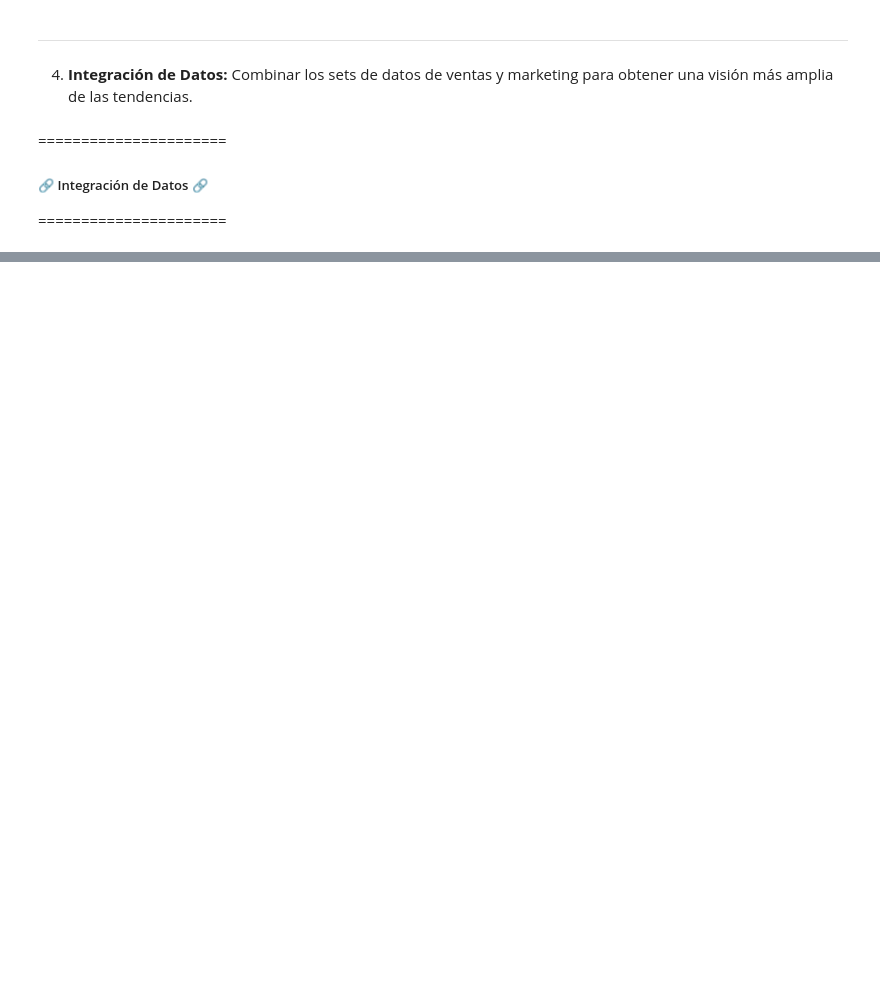
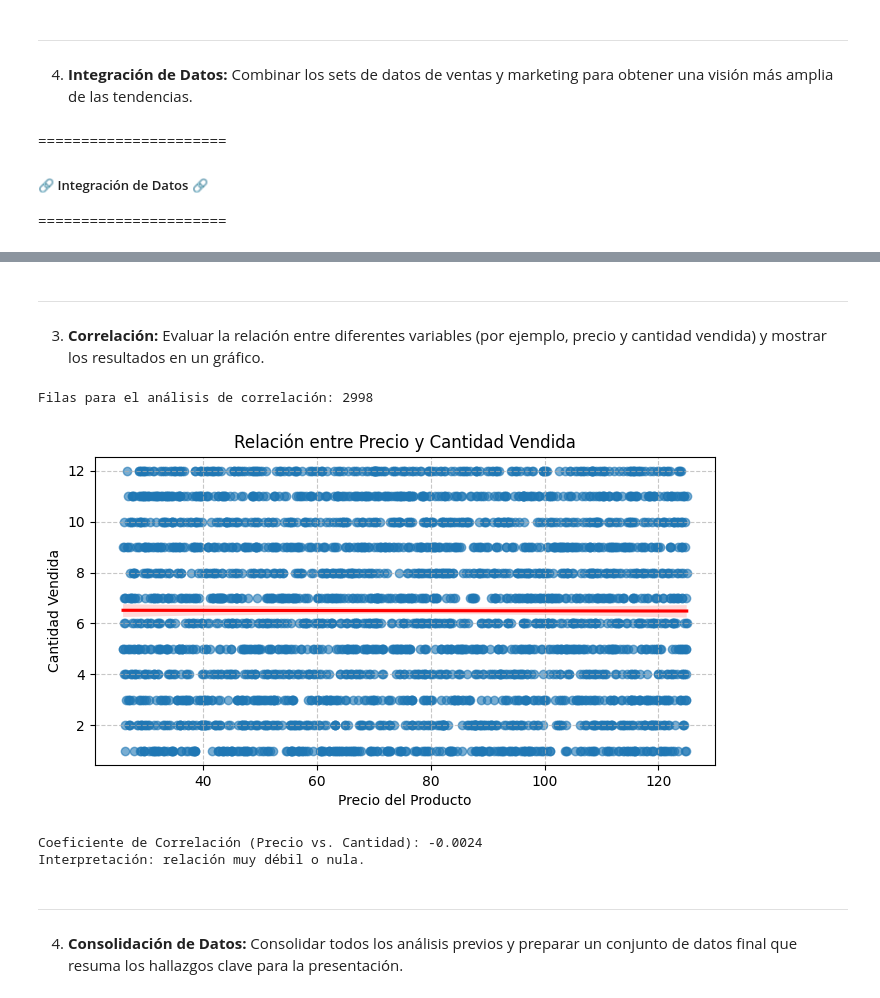
Before and after one commit to aerdna2702/Entrega_final_CASSINA_andrea_25262_data_analytics-Public, a Jupyter notebook: entrega_final_CASSINA_Andrea_25262_data_analytics.ipynb, the cells around one changed output, grey strips where cells are left out. Saved outputs shown, nothing was run; the diff lists cells and outputs as text; code cells hidden in the pictures; blank space fills up the shorter version.

```diff
--- a/entrega_final_CASSINA_Andrea_25262_data_analytics.ipynb
+++ b/entrega_final_CASSINA_Andrea_25262_data_analytics.ipynb
@@ -884,0 +1020,74 @@ KeyError: Index(['id_cliente'], dtype='object')
+# %% [markdown]
+-----------------
+3. **Correlación:** Evaluar la relación entre diferentes variables (por ejemplo, precio y cantidad vendida) y mostrar los resultados en un gráfico.
+# %%
+# Seleccionar columnas "precio", "cantidad"
+
+df_correlacion = df_ventas_limpio[['precio', 'cantidad']].copy()
+
+
+# Eliminar filas con valores nulos para el cálculo
+
+df_correlacion = df_correlacion.dropna()
+
+
+# Convertir 'cantidad' a tipo numérico estándar (float) si es necesario para el cálculo
+
+df_correlacion['cantidad'] = df_correlacion['cantidad'].astype(float)
+
+# Mostrar cantidad de filas para el análisis de correlación.
+
+print("Filas para el análisis de correlación:", len(df_correlacion))
+# %% [output]
+Filas para el análisis de correlación: 2998
+# %%
+# Crear gráfico de dispersión con línea de regresión
+
+plt.figure(figsize = (8, 4))
+sns.regplot(
+    x = 'precio',
+    y = 'cantidad',
+    data = df_correlacion,
+    scatter_kws = {'alpha': 0.6},
+    line_kws = {'color': 'red'}
+)
+
+plt.title('Relación entre Precio y Cantidad Vendida')
+plt.xlabel('Precio del Producto')
+plt.ylabel('Cantidad Vendida')
+plt.grid(True, linestyle = '--', alpha = 0.7)
+plt.show()
+# %% [output]
+[figure, added]
+# %%
+# Calcular la matriz de correlación
+
+matriz_correlacion = df_correlacion.corr()
+
+
+# Extraer el valor específico entre 'precio' y 'cantidad'
+
+correlacion_precio_cantidad = matriz_correlacion.loc['precio', 'cantidad']
+
+
+# Imprimir el resultado
+
+print(f"Coeficiente de Correlación (Precio vs. Cantidad): {correlacion_precio_cantidad:.4f}")
+
+
+if correlacion_precio_cantidad > 0.8:
+    print("Interpretación: relación positiva clara (a mayor precio_promedio, suelen venderse más unidades).")
+elif correlacion_precio_cantidad > 0.2:
+    print("Interpretación: relación positiva débil a moderada.")
+elif correlacion_precio_cantidad < -0.8:
+    print("Interpretación: relación negativa clara (a mayor precio_promedio, suelen venderse menos unidades).")
+elif correlacion_precio_cantidad < -0.3:
+    print("Interpretación: relación negativa débil a moderada.")
+else:
+    print("Interpretación: relación muy débil o nula.")
+# %% [output]
+Coeficiente de Correlación (Precio vs. Cantidad): -0.0024
+Interpretación: relación muy débil o nula.
+# %% [markdown]
+--------
+4. **Consolidación de Datos:** Consolidar todos los análisis previos y preparar un conjunto de datos final que resuma los hallazgos clave para la presentación.
```
Also changed, not shown: parts of 45 cells of this notebook.
